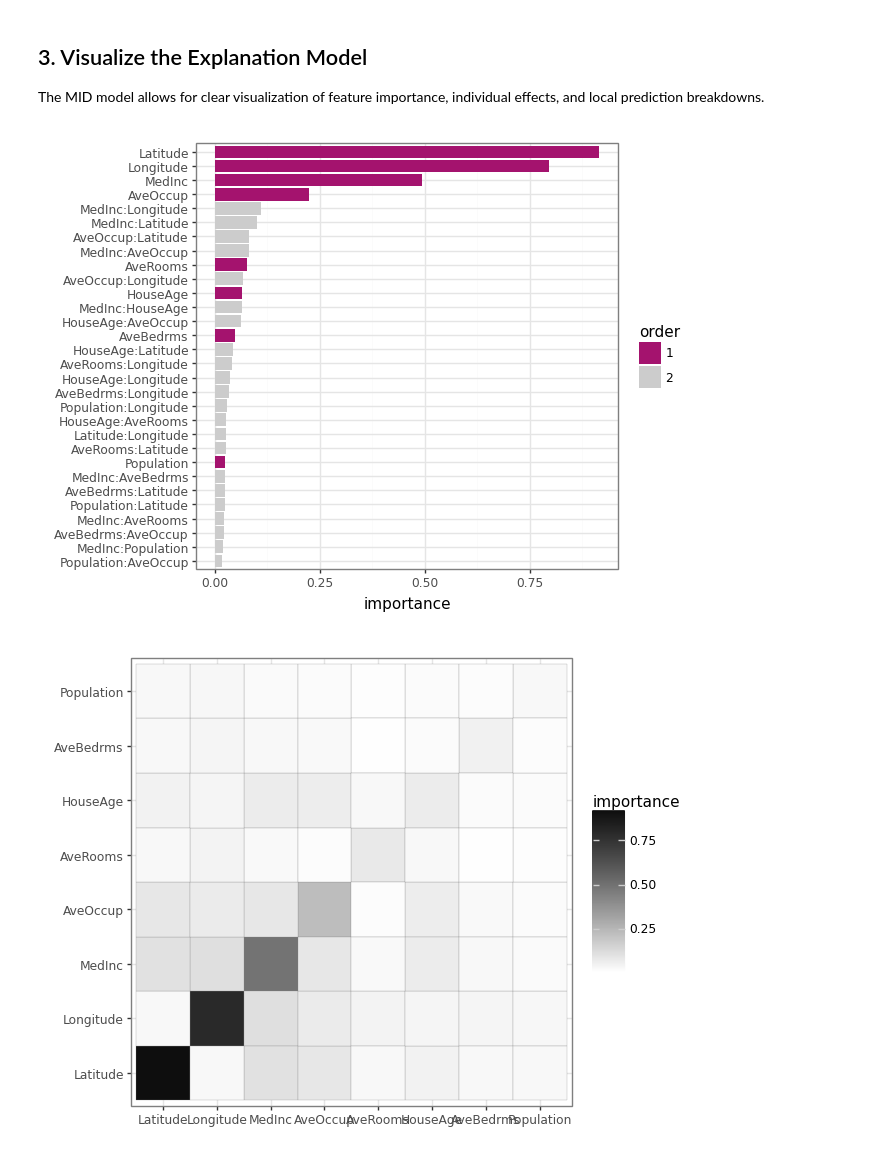
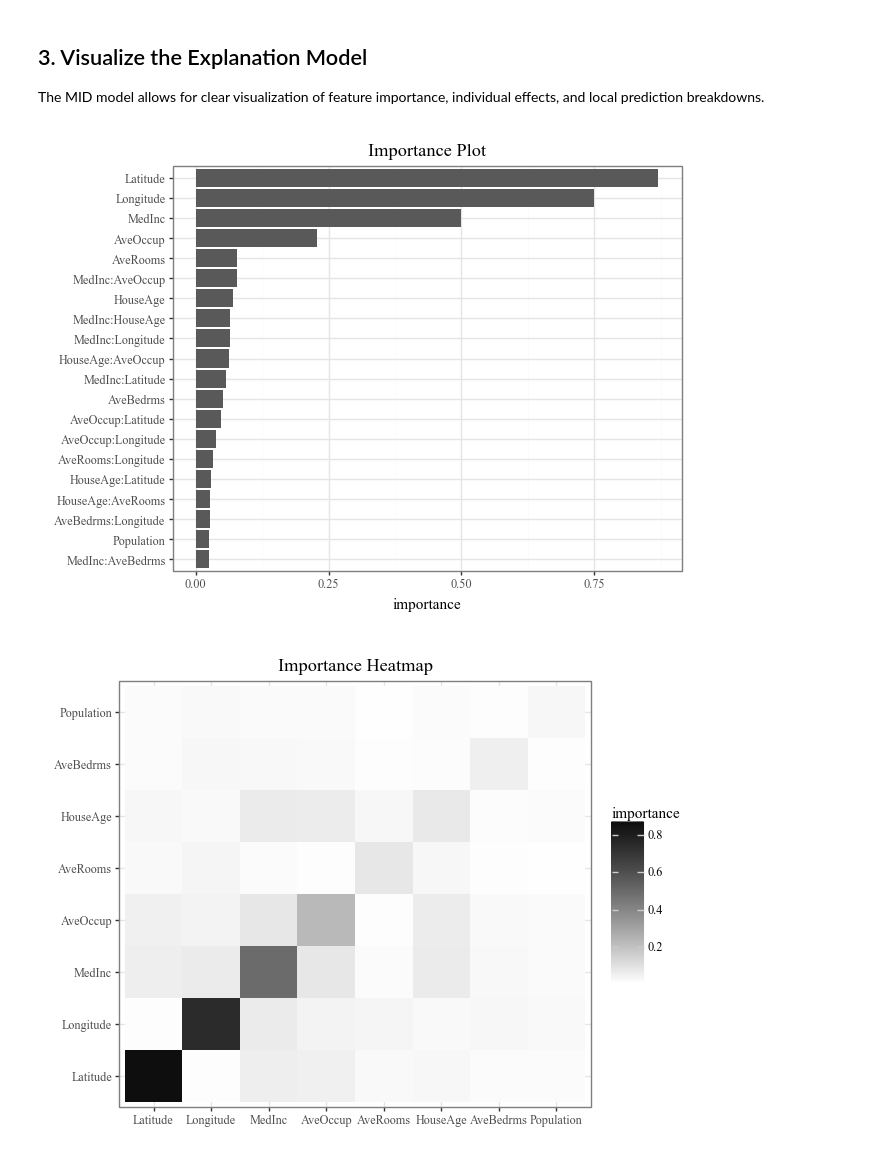
Before and after one commit to ryo-asashi/pyramid-learn, a Jupyter notebook: docs/source/quick-start.ipynb, the cells around one changed output. Cells and saved outputs as stored; diff of their text form; code cells hidden in the pictures.

```diff
--- a/docs/source/quick-start.ipynb
+++ b/docs/source/quick-start.ipynb
@@ -12,7 +12,7 @@ import midlearn as mid
 
 # Set up plotnine theme for clean visualizations
 import plotnine as p9
-p9.theme_set(p9.theme_bw())
+p9.theme_set(p9.theme_bw(base_family='Serif'))
 
 # Configure scikit-learn display
 set_config(display='text')
@@ -49,8 +46,8 @@ We fit the `MIDExplainer` to the training data to create a globally faithful, in
 explainer = mid.MIDExplainer(
     estimator=estimator,
     interaction=True,
-    params_main=70,
-    penalty=.01,
+    params_main=100,
+    penalty=.05,
     singular_ok=True,
 )
 explainer.fit(X_train)
@@ -84,10 +81,20 @@ The MID model allows for clear visualization of feature importance, individual e
 # %%
 # Calculate and plot overall feature importance (default bar plot and heatmap)
 imp = explainer.importance()
-display(imp.plot(theme='highlight'))
-display(imp.plot(style='heatmap', color='#808080'))
+display(
+    imp.plot(
+        max_nterms=20
+    ) +
+    p9.ggtitle("Importance Plot")
+)
+display(
+    imp.plot(
+        style='heatmap'
+    ) +
+    p9.ggtitle("Importance Heatmap")
+)
 # %% [output]
-[figure, old version]
+[figure, new version]
-[figure, old version]
+[figure, new version]
 # %%
 # Plot the top 3 important main effects (Component Functions)
```
Also changed, not shown: parts of 9 cells of this notebook, 2 other files.
